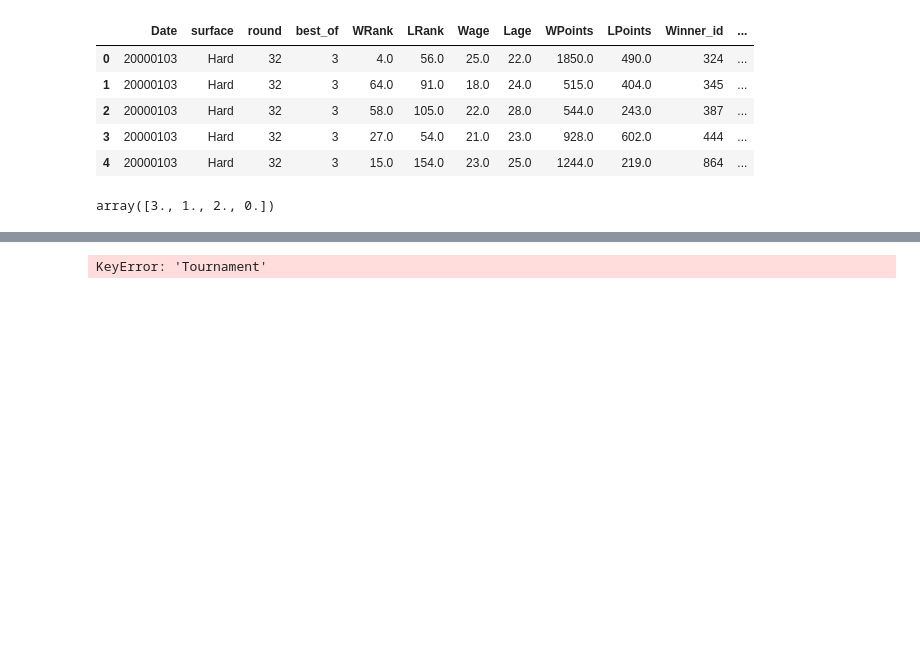
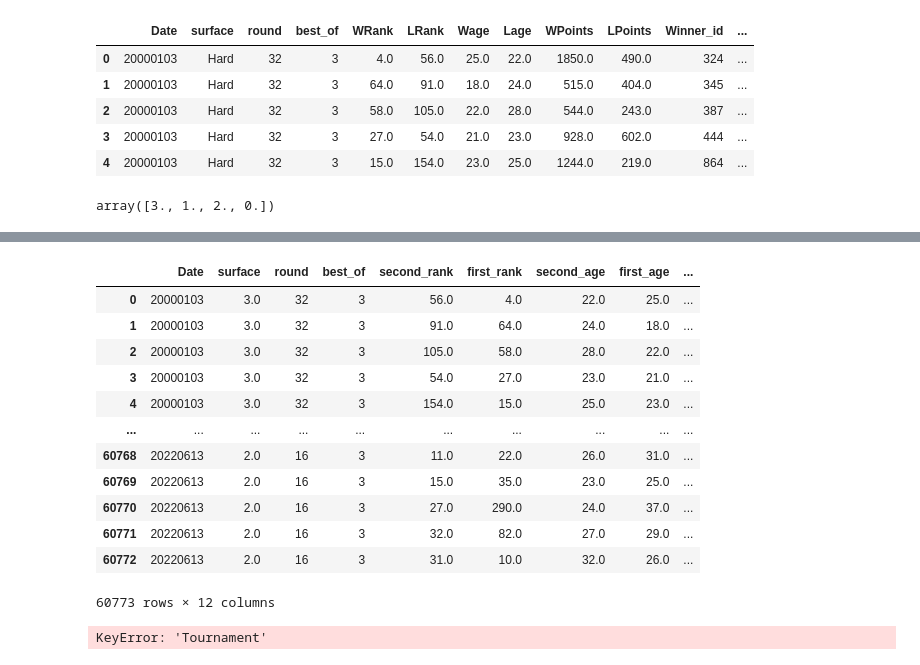
Before and after one commit to thimler/ATP-project, a Jupyter notebook: src/Untitled-3.ipynb, the cells around one changed output, grey strips where cells are left out. Saved outputs shown, nothing was run; the diff lists cells and outputs as text; code cells hidden in the pictures; blank space fills up the shorter version.

```diff
--- a/src/Untitled-3.ipynb
+++ b/src/Untitled-3.ipynb
@@ -369,0 +377,28 @@ array([3., 1., 2., 0.])
+# %%
+features = features.rename(columns={"Lage": "first_age",
+                        "Loser_id": "first_id",
+                        "LRank": "first_rank",
+                        "LPoints": "first_rank_points",
+                        "Lage": "first_age",
+                        "Wage": "second_age",
+                        "Winner_id": "second_id",
+                        "WRank": "second_rank",
+                        "WPoints": "second_rank_points"
+                       },)
+# %%
+copy2 = features.copy()
+
+copy2[[ 'first_age','first_id','first_rank',
+            'second_age','second_id','second_rank']]\
+=copy2[['second_age','second_id','second_rank',
+             'first_age','first_id','first_rank']]
+# %%
+## Construct label feature
+winner_player2 = np.zeros(features.shape[0]) # second player wins so label=0
+features['label'] = winner_player2
+
+
+winner_player1 = np.ones(copy2.shape[0]) # first player wins so label=1
+copy2['label'] = winner_player1
+
+df = pd.concat([features,copy2])
@@ -370,3 +421,19 @@ array([3., 1., 2., 0.])
+# %%
+copy2
+# %% [output]
+|  | Date | surface | round | best_of | second_rank | first_rank | second_age | first_age | ... |
+| 0 | 20000103 | 3.0 | 32 | 3 | 56.0 | 4.0 | 22.0 | 25.0 | ... |
+| 1 | 20000103 | 3.0 | 32 | 3 | 91.0 | 64.0 | 24.0 | 18.0 | ... |
+| 2 | 20000103 | 3.0 | 32 | 3 | 105.0 | 58.0 | 28.0 | 22.0 | ... |
+| 3 | 20000103 | 3.0 | 32 | 3 | 54.0 | 27.0 | 23.0 | 21.0 | ... |
+| 4 | 20000103 | 3.0 | 32 | 3 | 154.0 | 15.0 | 25.0 | 23.0 | ... |
+| ... | ... | ... | ... | ... | ... | ... | ... | ... | ... |
+| 60768 | 20220613 | 2.0 | 16 | 3 | 11.0 | 22.0 | 26.0 | 31.0 | ... |
+| 60769 | 20220613 | 2.0 | 16 | 3 | 15.0 | 35.0 | 23.0 | 25.0 | ... |
+| 60770 | 20220613 | 2.0 | 16 | 3 | 27.0 | 290.0 | 24.0 | 37.0 | ... |
+| 60771 | 20220613 | 2.0 | 16 | 3 | 32.0 | 82.0 | 27.0 | 29.0 | ... |
+| 60772 | 20220613 | 2.0 | 16 | 3 | 31.0 | 10.0 | 32.0 | 26.0 | ... |
+60773 rows × 12 columns
 # %%
  from sklearn import preprocessing
 
```
Also changed, not shown: parts of 2 cells of this notebook.
